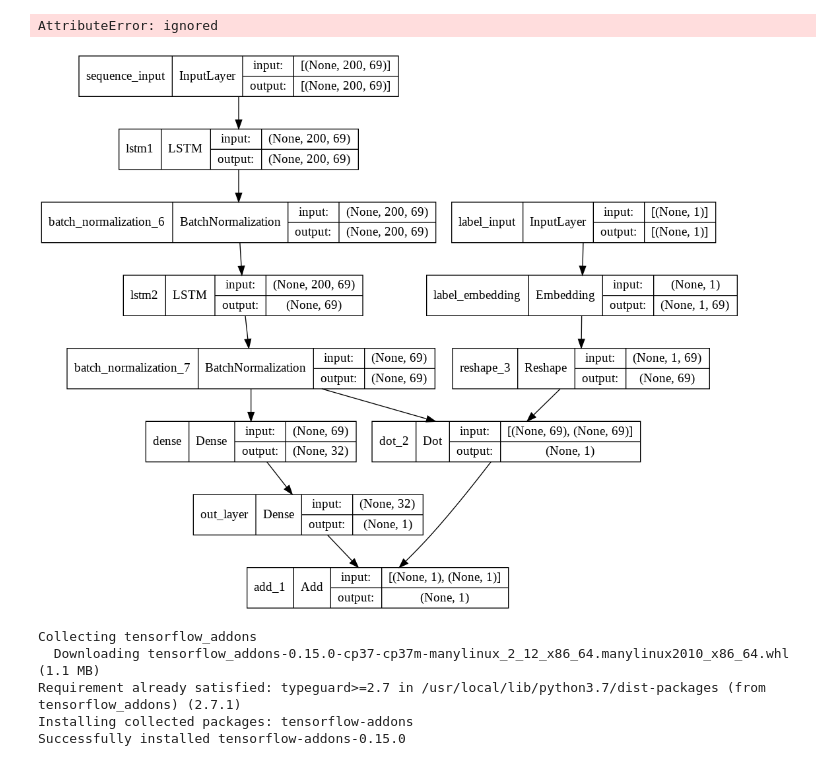
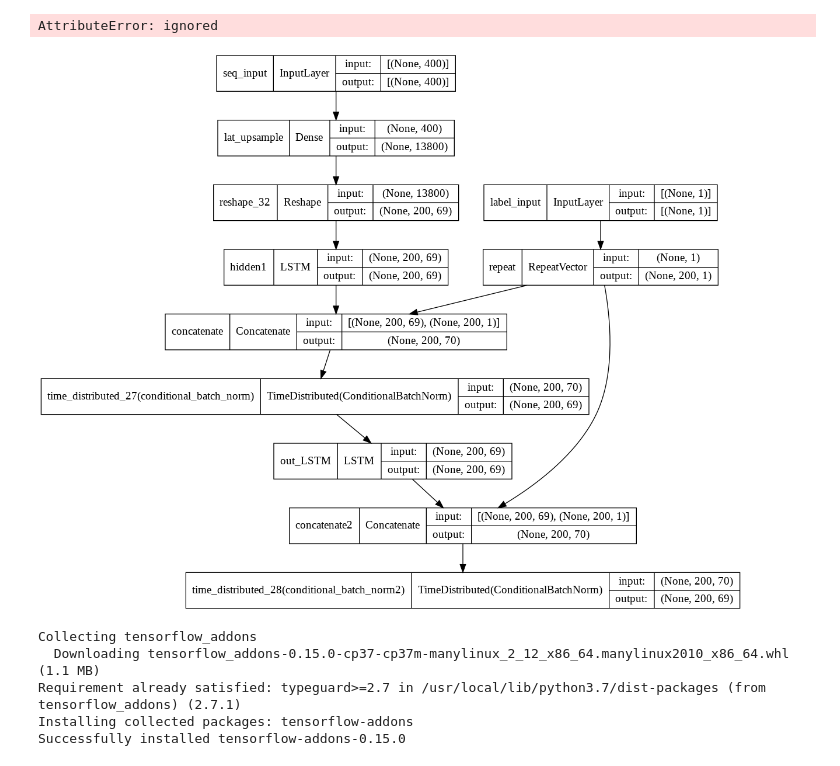
Before and after one commit to arnisafazla/CS490-Senior-Research-Project, a Jupyter notebook: setup.ipynb, the cells around one changed output. Saved outputs shown, nothing was run; the diff lists cells and outputs as text; code cells hidden in the pictures.

Commit message:
conditional batch normalization in generator is done. probably needs parameter tuning

```diff
--- a/setup.ipynb
+++ b/setup.ipynb
@@ -97,17 +96,18 @@ No. of samples in each class will be:  1114
 # save this as a separate file
 config = {       # change hyperparams here
         'latent_dim' : 400,
-        'in_shape' : (dataset.frames, 69),
-        'n_classes' :  dataset.emotions.shape[0],
+        'in_shape' : (200,69),   #(dataset.frames, 69),
+        'n_classes' : 6,            # dataset.emotions.shape[0],
         'init_std' : 0.01,
         'epochs' : 20,
         'batch_size' : 128,
-        'n_critic' : 3,
+        'n_critic' : 1,
         'dataset_balanced' : True,
-        'critic_batch_norm' : False,
+        'critic_batch_norm' : True,
         'critic_instance_norm' : False,
         'critic_layer_norm' : False,
-        'critic_weight_norm' : True,
+        'critic_weight_norm' : False,
         'critic_dropout' : 0,
         'gp_weight' : 10.0      # for the gradient penalty used in critic
+        # 'avg_alpha' : 0.5        # for moving average in conditional batch norm layer in generator
       }
@@ -114,3 +204,5 @@ config = {       # change hyperparams here
+# %%
+gen = define_generator(config)
 # %%
 critic = define_projection_critic(config)
 # plot_model(critic, show_shapes=True, show_layer_names=True)
@@ -169,9 +350,9 @@ for dir in os.listdir('/content/drive/MyDrive/CS490/models'):
     ! rm -rf $path
 # %%
 from keras.utils.vis_utils import plot_model
-plot_model(critic, show_shapes=True, show_layer_names=True)
+plot_model(gen, show_shapes=True, show_layer_names=True)
 # %% [output]
-[figure, old version]
+[figure, new version]
 # %%
 ! rm -rf /content/drive/MyDrive/CS490/models/WGAN2022.01.27-14:10:21
 # %%
```
Also changed, not shown: parts of 15 cells of this notebook, 3 other files.
